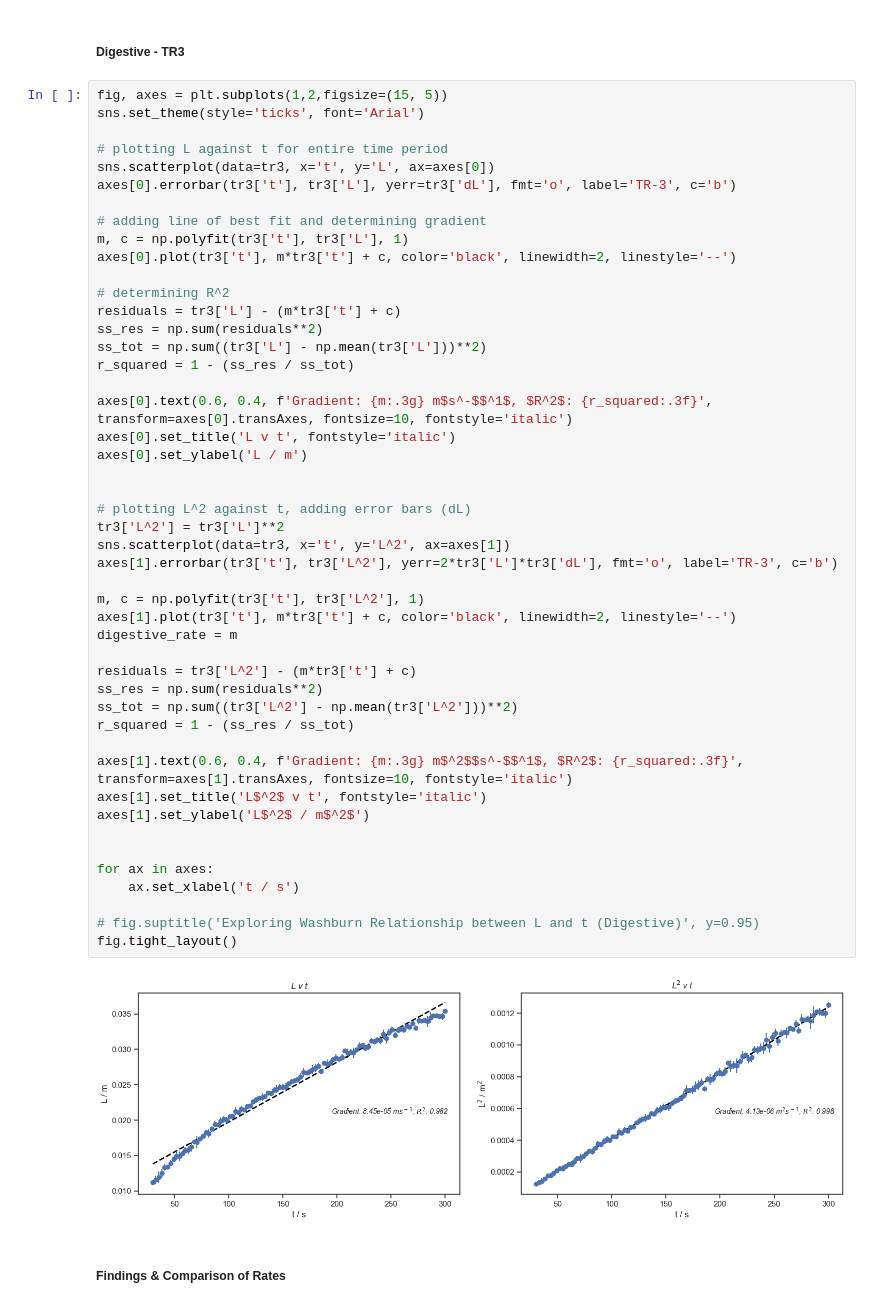
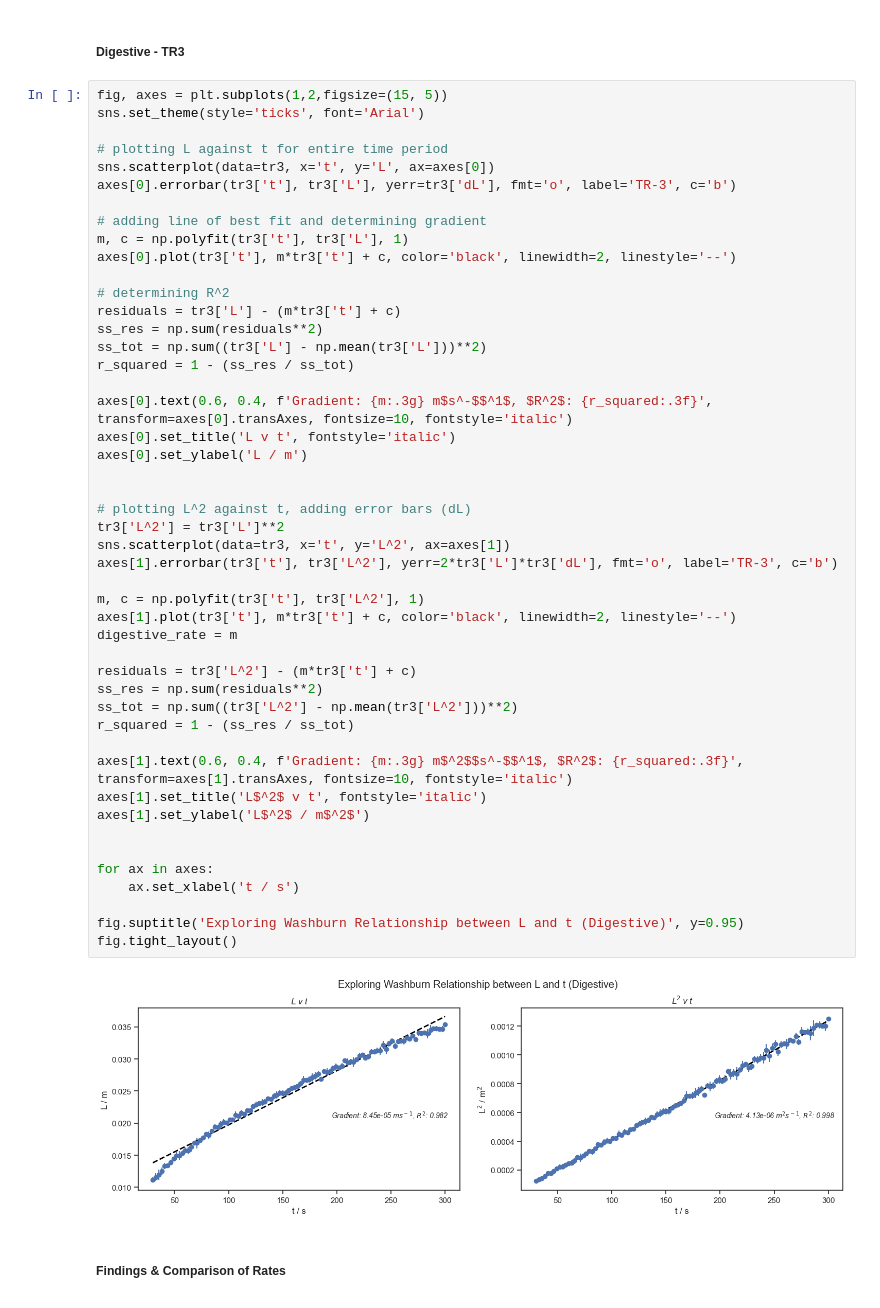
Before and after one commit to kgerrand/Code, a Jupyter notebook: data_analysis.ipynb, the cells around one changed output. Cells and saved outputs as stored; diff of their text form.

```diff
--- a/data_analysis.ipynb
+++ b/data_analysis.ipynb
@@ -852,35 +852,35 @@ r_squared = 1 - (ss_res / ss_tot)
 
 axes[0].text(0.6, 0.4, f'Gradient: {m:.3g} m$s^-$$^1$, $R^2$: {r_squared:.3f}', transform=axes[0].transAxes, fontsize=10, fontstyle='italic')
 axes[0].set_title('L v t', fontstyle='italic')
 axes[0].set_ylabel('L / m')
 
 
 # plotting L^2 against t, adding error bars (dL)
 tr3['L^2'] = tr3['L']**2
 sns.scatterplot(data=tr3, x='t', y='L^2', ax=axes[1])
 axes[1].errorbar(tr3['t'], tr3['L^2'], yerr=2*tr3['L']*tr3['dL'], fmt='o', label='TR-3', c='b')
 
 m, c = np.polyfit(tr3['t'], tr3['L^2'], 1)
 axes[1].plot(tr3['t'], m*tr3['t'] + c, color='black', linewidth=2, linestyle='--')
 digestive_rate = m
 
 residuals = tr3['L^2'] - (m*tr3['t'] + c)
 ss_res = np.sum(residuals**2)
 ss_tot = np.sum((tr3['L^2'] - np.mean(tr3['L^2']))**2)
 r_squared = 1 - (ss_res / ss_tot)
 
 axes[1].text(0.6, 0.4, f'Gradient: {m:.3g} m$^2$$s^-$$^1$, $R^2$: {r_squared:.3f}', transform=axes[1].transAxes, fontsize=10, fontstyle='italic')
 axes[1].set_title('L$^2$ v t', fontstyle='italic')
 axes[1].set_ylabel('L$^2$ / m$^2$')
 
 
 for ax in axes:
     ax.set_xlabel('t / s')
 
-# fig.suptitle('Exploring Washburn Relationship between L and t (Digestive)', y=0.95)
+fig.suptitle('Exploring Washburn Relationship between L and t (Digestive)', y=0.95)
 fig.tight_layout()
 # %% [output]
-[figure, old version]
+[figure, new version]
 # %% [markdown]
 ##### **Findings & Comparison of Rates**
 # %% [markdown]
```
Also changed, not shown: parts of 4 cells of this notebook.
